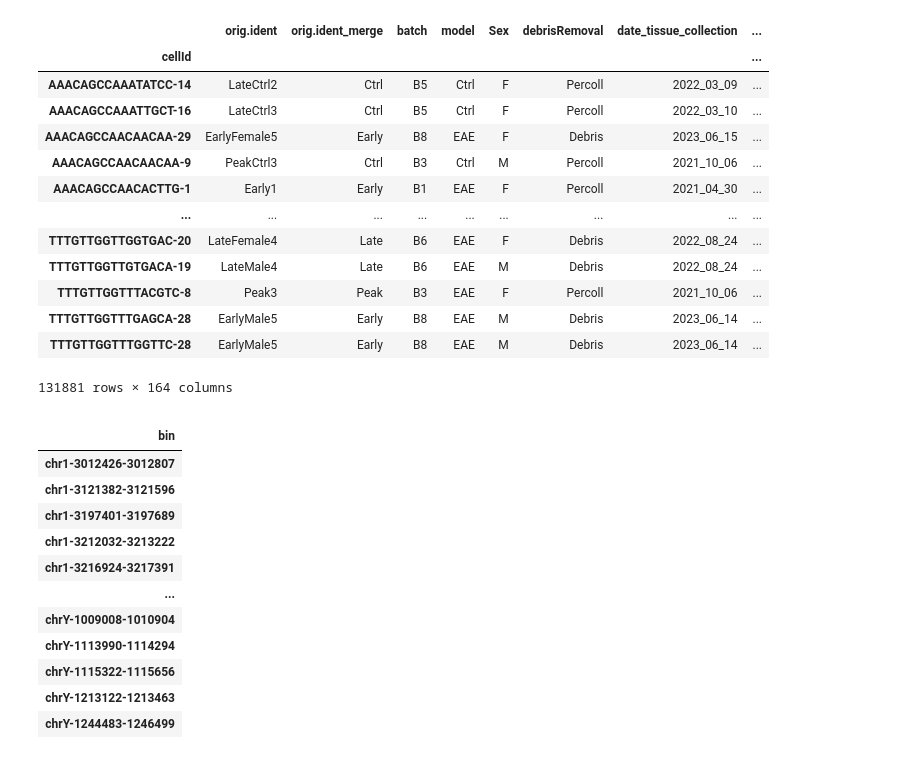
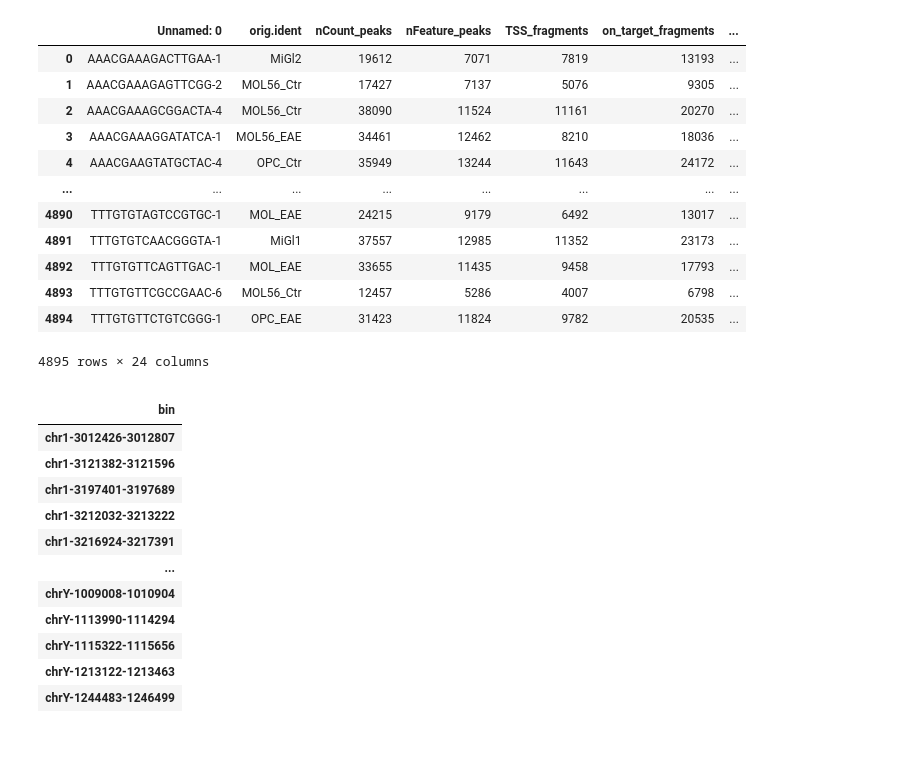
Before and after one commit to christoffermattssonlangseth/MitoMetaoMicS, a Jupyter notebook: notebooks/scATAC_seq_Herve_etal.ipynb, the cells around one changed output. Drawn from its saved outputs; the diff is of its cells as text; code cells hidden in the pictures.

```diff
--- a/notebooks/scATAC_seq_Herve_etal.ipynb
+++ b/notebooks/scATAC_seq_Herve_etal.ipynb
@@ -6,28 +6,25 @@ matrix = sc.read_mtx('/Users/christoffer/Downloads/data_matrix (1).mtx.gz')
 # %%
 matrix = matrix.T
 # %%
-meta = pd.read_csv('/Users/christoffer/Downloads/meta (3).tsv', sep = '\t')
+meta = pd.read_csv('/Users/christoffer/Downloads/meta (4).tsv', sep = '\t')
 barcodes = pd.read_csv('/Users/christoffer/Downloads/data_barcodes (1).tsv.gz', sep = '\t')
 features = pd.read_csv('/Users/christoffer/Downloads/data_features (1).tsv.gz', sep = '\t', header = None)
-# %%
-matrix.obs
-# %% [output]
-|  | orig.ident | orig.ident_merge | batch | model | Sex | debrisRemoval | date_tissue_collection | ... |
-| cellId |  |  |  |  |  |  |  | ... |
-| AAACAGCCAAATATCC-14 | LateCtrl2 | Ctrl | B5 | Ctrl | F | Percoll | 2022_03_09 | ... |
-| AAACAGCCAAATTGCT-16 | LateCtrl3 | Ctrl | B5 | Ctrl | F | Percoll | 2022_03_10 | ... |
-| AAACAGCCAACAACAA-29 | EarlyFemale5 | Early | B8 | EAE | F | Debris | 2023_06_15 | ... |
-| AAACAGCCAACAACAA-9 | PeakCtrl3 | Ctrl | B3 | Ctrl | M | Percoll | 2021_10_06 | ... |
-| AAACAGCCAACACTTG-1 | Early1 | Early | B1 | EAE | F | Percoll | 2021_04_30 | ... |
-| ... | ... | ... | ... | ... | ... | ... | ... | ... |
-| TTTGTTGGTTGGTGAC-20 | LateFemale4 | Late | B6 | EAE | F | Debris | 2022_08_24 | ... |
-| TTTGTTGGTTGTGACA-19 | LateMale4 | Late | B6 | EAE | M | Debris | 2022_08_24 | ... |
-| TTTGTTGGTTTACGTC-8 | Peak3 | Peak | B3 | EAE | F | Percoll | 2021_10_06 | ... |
-| TTTGTTGGTTTGAGCA-28 | EarlyMale5 | Early | B8 | EAE | M | Debris | 2023_06_14 | ... |
-| TTTGTTGGTTTGGTTC-28 | EarlyMale5 | Early | B8 | EAE | M | Debris | 2023_06_14 | ... |
-131881 rows × 164 columns
-# %%
-matrix.obs = meta.set_index('cellId')
+# %%
+meta
+# %% [output]
+|  | Unnamed: 0 | orig.ident | nCount_peaks | nFeature_peaks | TSS_fragments | on_target_fragments | ... |
+| 0 | AAACGAAAGACTTGAA-1 | MiGl2 | 19612 | 7071 | 7819 | 13193 | ... |
+| 1 | AAACGAAAGAGTTCGG-2 | MOL56_Ctr | 17427 | 7137 | 5076 | 9305 | ... |
+| 2 | AAACGAAAGCGGACTA-4 | MOL56_Ctr | 38090 | 11524 | 11161 | 20270 | ... |
+| 3 | AAACGAAAGGATATCA-1 | MOL56_EAE | 34461 | 12462 | 8210 | 18036 | ... |
+| 4 | AAACGAAGTATGCTAC-4 | OPC_Ctr | 35949 | 13244 | 11643 | 24172 | ... |
+| ... | ... | ... | ... | ... | ... | ... | ... |
+| 4890 | TTTGTGTAGTCCGTGC-1 | MOL_EAE | 24215 | 9179 | 6492 | 13017 | ... |
+| 4891 | TTTGTGTCAACGGGTA-1 | MiGl1 | 37557 | 12985 | 11352 | 23173 | ... |
+| 4892 | TTTGTGTTCAGTTGAC-1 | MOL_EAE | 33655 | 11435 | 9458 | 17793 | ... |
+| 4893 | TTTGTGTTCGCCGAAC-6 | MOL56_Ctr | 12457 | 5286 | 4007 | 6798 | ... |
+| 4894 | TTTGTGTTCTGTCGGG-1 | OPC_EAE | 31423 | 11824 | 9782 | 20535 | ... |
+4895 rows × 24 columns
 # %%
 features = features.rename(columns = {0:'bin'})
 # %%
```
Also changed, not shown: parts of 1 cell of this notebook, 3 other files.
